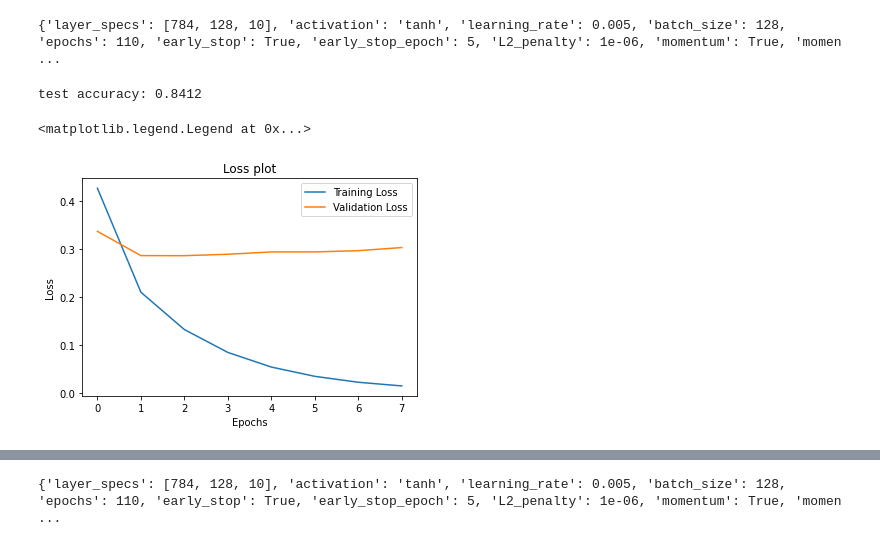
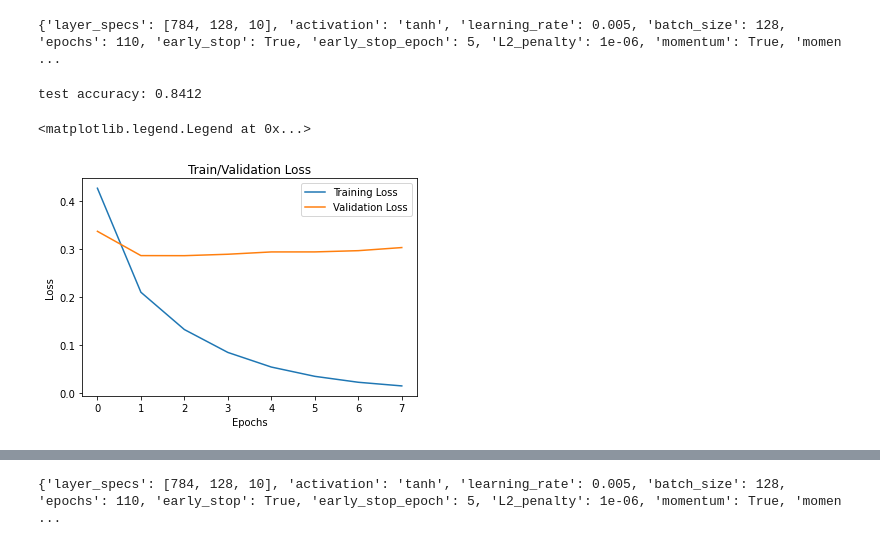
Before and after one commit to hblyx/CSE-151B, a Jupyter notebook: PA2/PA 2 notebook.ipynb, the cells around one changed output, grey strips where cells are left out. Cells and saved outputs as stored; diff of their text form; code cells hidden in the pictures.

```diff
--- a/PA2/PA 2 notebook.ipynb
+++ b/PA2/PA 2 notebook.ipynb
@@ -140,19 +170,19 @@ print(config)
 # %% [output]
 {'layer_specs': [784, 128, 10], 'activation': 'tanh', 'learning_rate': 0.005, 'batch_size': 128, 'epochs': 110, 'early_stop': True, 'early_stop_epoch': 5, 'L2_penalty': 1e-06, 'momentum': True, 'momen ...
 # %%
-_, _, train_loss, valid_loss, best_model = train(x_train, y_train, x_val, y_val, config, experiment="L2")
+train_acc, valid_acc, train_loss, valid_loss, best_model = train(x_train, y_train, x_val, y_val, config, experiment="L2")
 
 _, test_acc = test(best_model, x_test, y_test)
 
 print("test accuracy:", test_acc)
 
 plt.plot(train_loss)
 plt.plot(valid_loss)
 plt.xlabel("Epochs")
 plt.ylabel("Loss")
-plt.title("Loss plot")
+plt.title("Train/Validation Loss")
 plt.legend(["Training Loss", "Validation Loss"])
 # %% [output]
 test accuracy: 0.8412
 <matplotlib.legend.Legend at 0x...>
-[figure, old version]
+[figure, new version]
```
Also changed, not shown: parts of 23 cells of this notebook.
